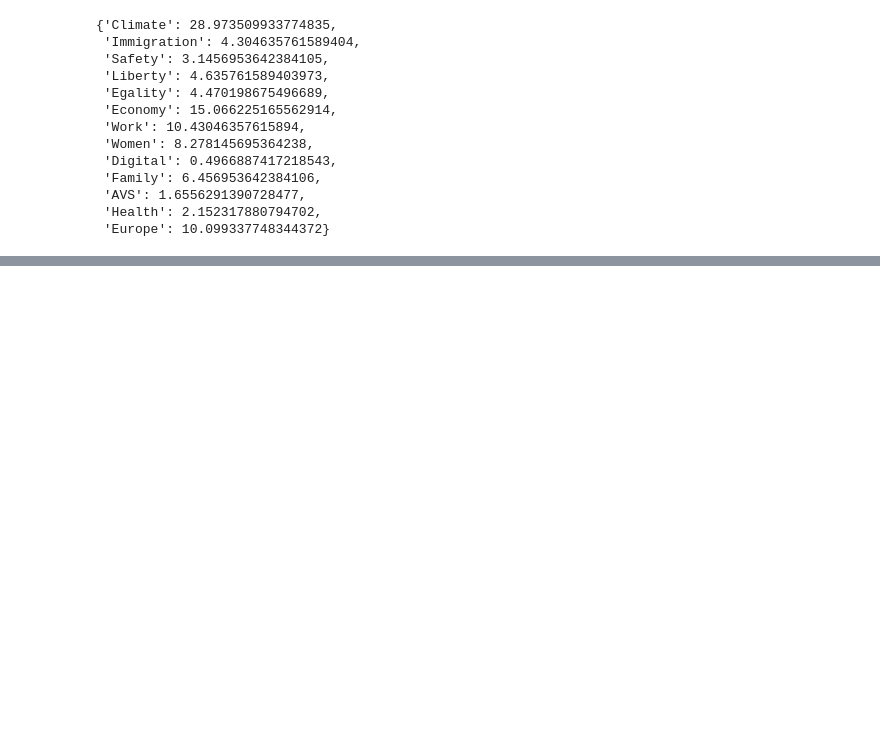
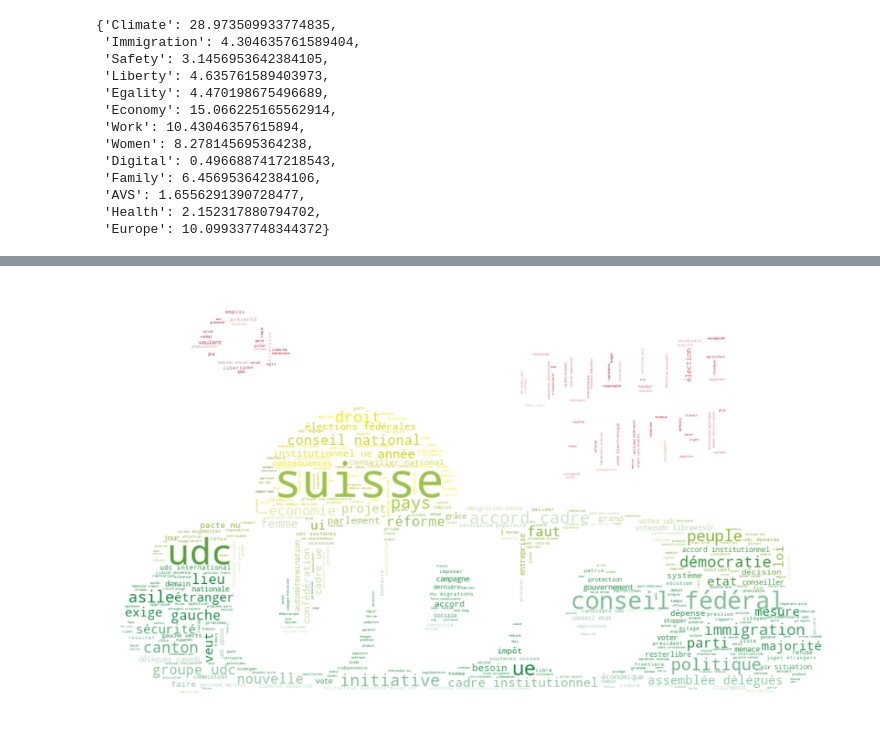
Before and after one commit to ArthurVignon/ADA_project, a Jupyter notebook: tweets_analysis.ipynb, the cells around one changed output, grey strips where cells are left out. Saved outputs shown, nothing was run; the diff lists cells and outputs as text; code cells hidden in the pictures; blank space fills up the shorter version.

```diff
--- a/tweets_analysis.ipynb
+++ b/tweets_analysis.ipynb
@@ -121,15 +124,14 @@ from collections import Counter
 
 YEARS = [2019, 2018, 2017, 2016, 2015, 2014, 2013, 2012, 2011, 2010]
 
-def tweets_to_bag(tweets, lang, party_name, year=YEARS):
+def tweets_to_text(tweets, lang, party_name, year=YEARS):
     """
-    Return a bag of word sorted by frequency
+    Returns a text of all the tweets of a party after processing them.
 
     lang: {'fr','de'}
     username: {'PS Suisse', 'CVP PDC PPD PCD', 'UDC Suisse',
        'Les VERTS suisses 🌻', "Vert'libéraux Suisse", 'PLR Suisse'}
     year: default = [2019, 2018, 2017, 2016, 2015, 2014, 2013, 2012, 2011, 2010]
-
     """
     tweets_copy = tweets.copy()
     tweets_copy = tweets_copy[tweets_copy.lang==lang]
@@ -150,12 +152,16 @@ def tweets_to_bag(tweets, lang, party_name, year=YEARS):
         for w in stopwords_fr:
             regex = r" " + w + " "
             text = re.sub(regex, ' ', text)
-
-        text = re.sub(regex, ' ', text)
         text = text.replace('  ', ' ')
         text = text.replace('  ', ' ')
         text = text.replace('  ', ' ')
 
-        return Counter(text.split(" ")).most_common()
+        return text
     else:
         raise NotImplementedError # TODO
+
+def text_to_bag(text):
+    """
+    Return a bag of word sorted by frequency given a text
+    """
+    return Counter(text.split(" ")).most_common()
@@ -451,0 +508,19 @@ bag_to_kewords_frequency(VERTS_LIB_bag, topics_list)
+# %%
+# Generate a word cloud image
+mask = np.array(Image.open("data/logo/Logo_UDC_2010.gif").convert('RGB'))
+#mask= mask.convert('RGB')
+wordcloud_usa = WordCloud(background_color="white", mode="RGBA", max_words=1000, mask=mask).generate(UDC_text)
+# %%
+
+# create coloring from image
+image_colors = ImageColorGenerator(mask)
+plt.pyplot.figure(figsize=[20,10])
+plt.pyplot.imshow(wordcloud_usa.recolor(color_func=image_colors), interpolation="bilinear")
+plt.pyplot.axis("off")
+
+# store to file
+#plt.savefig("img/us_wine.png", format="png")
+
+plt.pyplot.show()
+# %% [output]
+[figure, added]
```
Also changed, not shown: parts of 20 cells of this notebook, 2 other files.
